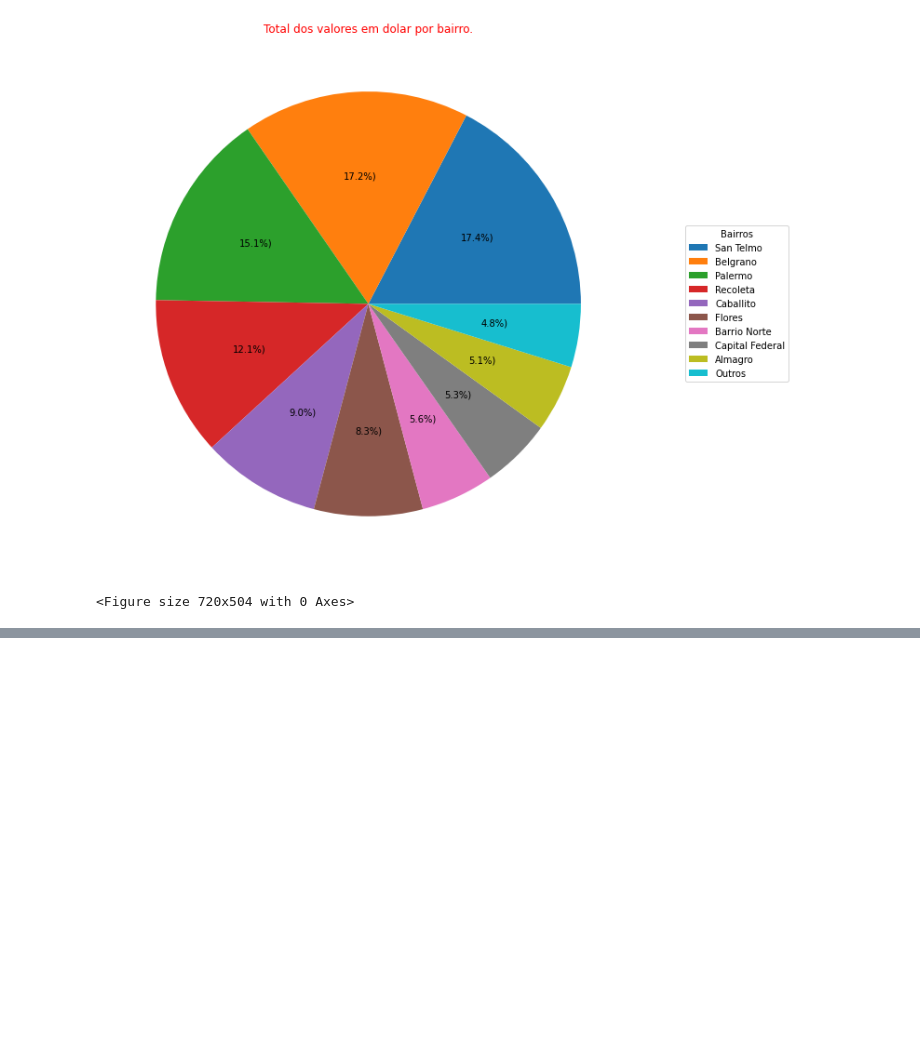
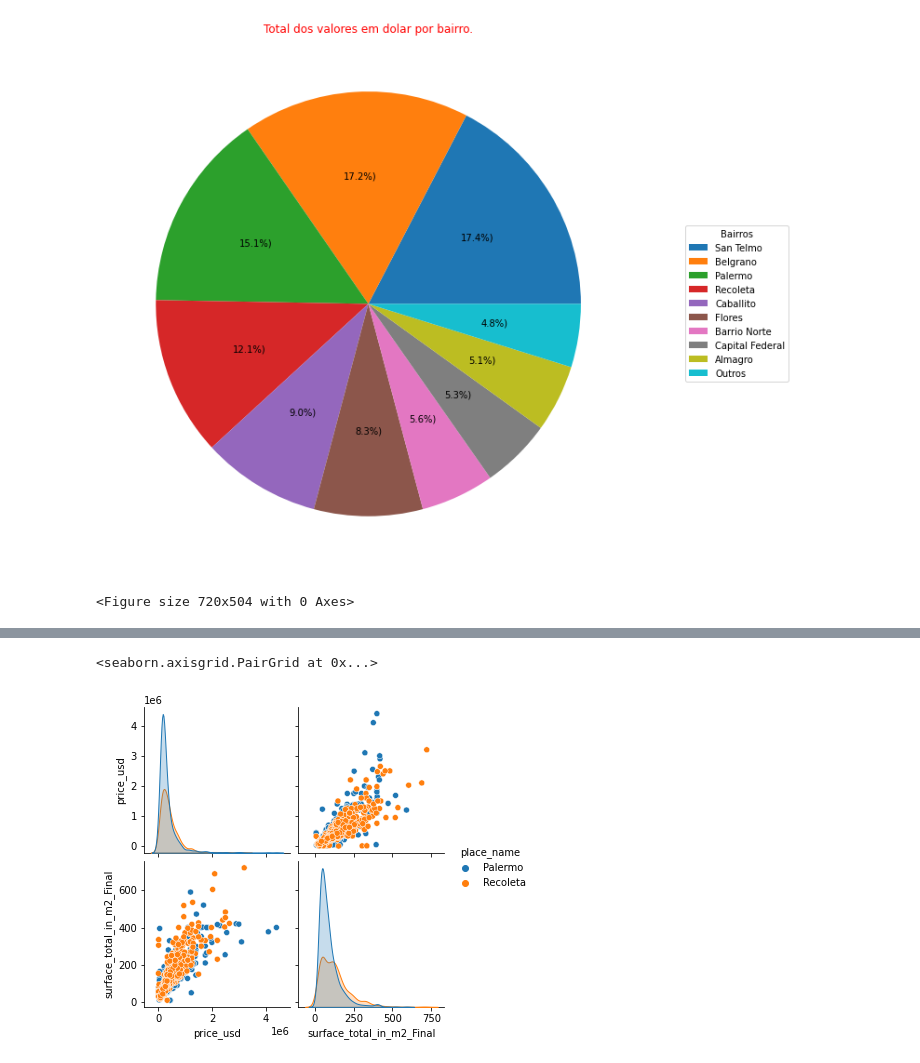
Before and after one commit to lidiambsouza/price_properties, a Jupyter notebook: price_properties.ipynb, the cells around one changed output, grey strips where cells are left out. Drawn from its saved outputs; the diff is of its cells as text; code cells hidden in the pictures; blank space fills up the shorter version.

```diff
--- a/price_properties.ipynb
+++ b/price_properties.ipynb
@@ -767,0 +664,3 @@ fig = plt.figure(figsize =(10, 7))
+# %%
+dfApartament = dfmerge[(dfmerge["property_type"] == "apartment") & ((dfmerge["place_name"] == "Recoleta") | (dfmerge["place_name"] == "Palermo"))]
+dfApartament
@@ -767,0 +683,4 @@ fig = plt.figure(figsize =(10, 7))
+# %%
+dadosApartment = ["property_type","place_name", "price_usd", "surface_total_in_m2_Final"]
+dfAp = dfApartament[dadosApartment]
+dfAp
@@ -767,0 +701,6 @@ fig = plt.figure(figsize =(10, 7))
+# %%
+import seaborn as sns
+sns.pairplot(dfAp, hue = 'place_name')
+# %% [output]
+<seaborn.axisgrid.PairGrid at 0x...>
+[figure, added]
```
Also changed, not shown: parts of 19 cells of this notebook.
